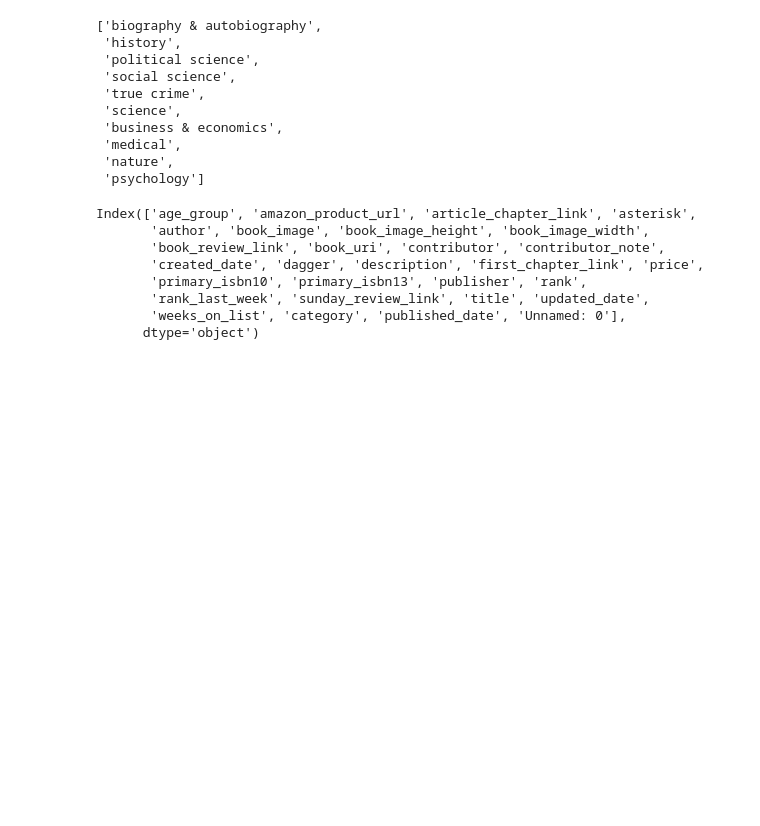
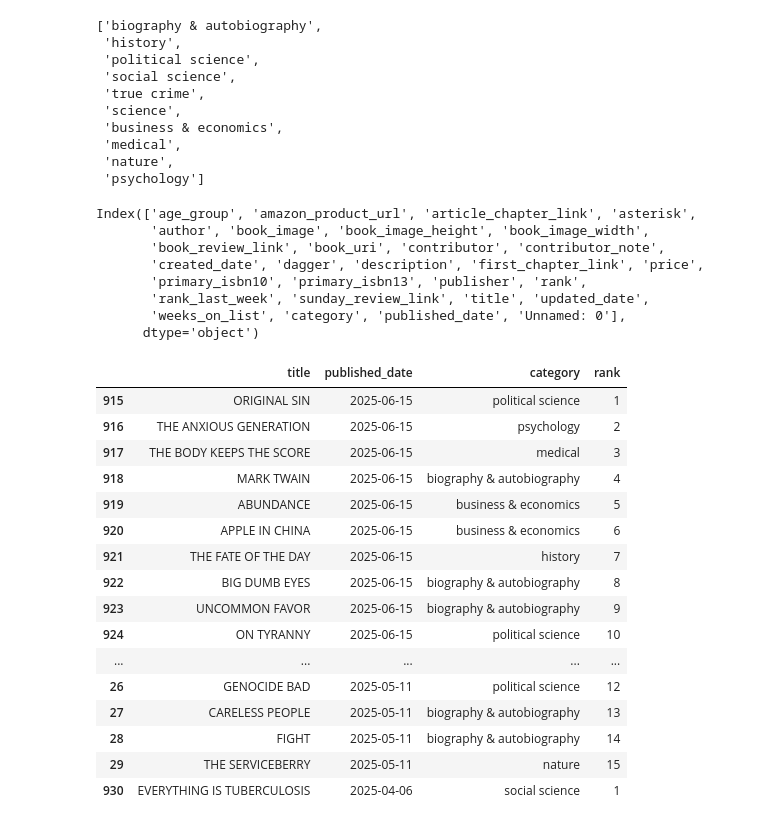
Before and after one commit to nmuffet/books, a Jupyter notebook: books.ipynb, the cells around one changed output. Saved outputs shown, nothing was run; the diff lists cells and outputs as text; code cells hidden in the pictures; blank space fills up the shorter version.

```diff
--- a/books.ipynb
+++ b/books.ipynb
@@ -260,5 +260,24 @@ Index(['age_group', 'amazon_product_url', 'article_chapter_link', 'asterisk',
       dtype='object')
 # %%
 clean_df = df[['title','published_date','category','rank']]
+clean_df.head(31)
+# %% [output]
+|  | title | published_date | category | rank |
+| 915 | ORIGINAL SIN | 2025-06-15 | political science | 1 |
+| 916 | THE ANXIOUS GENERATION | 2025-06-15 | psychology | 2 |
+| 917 | THE BODY KEEPS THE SCORE | 2025-06-15 | medical | 3 |
+| 918 | MARK TWAIN | 2025-06-15 | biography & autobiography | 4 |
+| 919 | ABUNDANCE | 2025-06-15 | business & economics | 5 |
+| 920 | APPLE IN CHINA | 2025-06-15 | business & economics | 6 |
+| 921 | THE FATE OF THE DAY | 2025-06-15 | history | 7 |
+| 922 | BIG DUMB EYES | 2025-06-15 | biography & autobiography | 8 |
+| 923 | UNCOMMON FAVOR | 2025-06-15 | biography & autobiography | 9 |
+| 924 | ON TYRANNY | 2025-06-15 | political science | 10 |
+| ... | ... | ... | ... | ... |
+| 26 | GENOCIDE BAD | 2025-05-11 | political science | 12 |
+| 27 | CARELESS PEOPLE | 2025-05-11 | biography & autobiography | 13 |
+| 28 | FIGHT | 2025-05-11 | biography & autobiography | 14 |
+| 29 | THE SERVICEBERRY | 2025-05-11 | nature | 15 |
+| 930 | EVERYTHING IS TUBERCULOSIS | 2025-04-06 | social science | 1 |
 # %%
 clean_df.to_csv('clean_df.csv',index=False)
```
Also changed, not shown: parts of 3 cells of this notebook, 12 other files.
